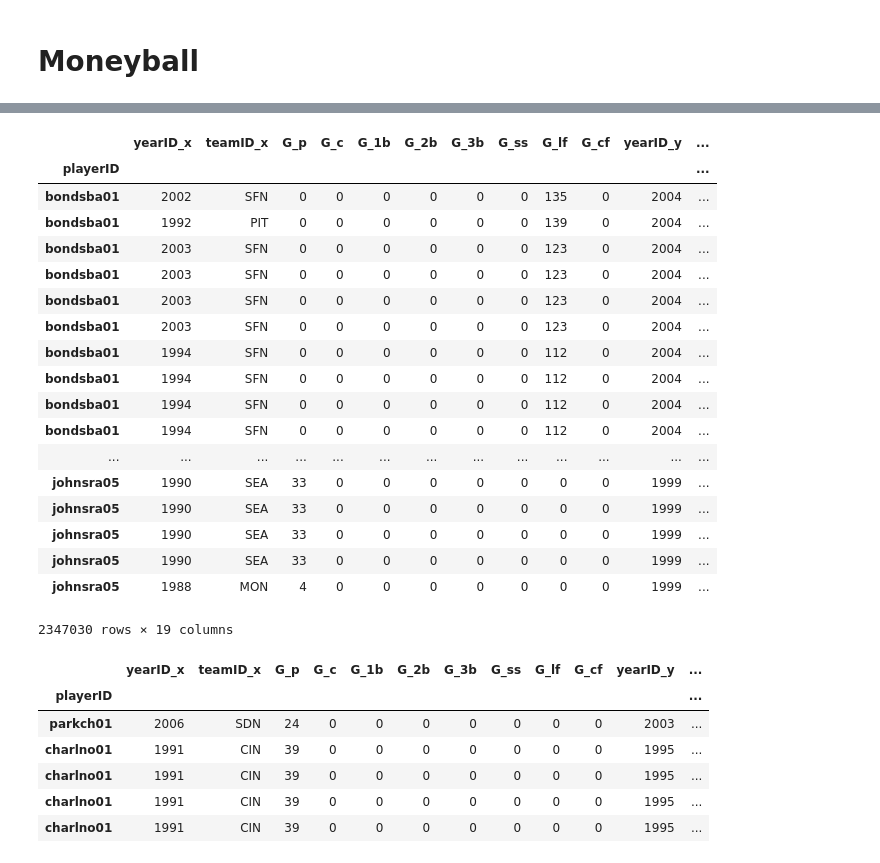
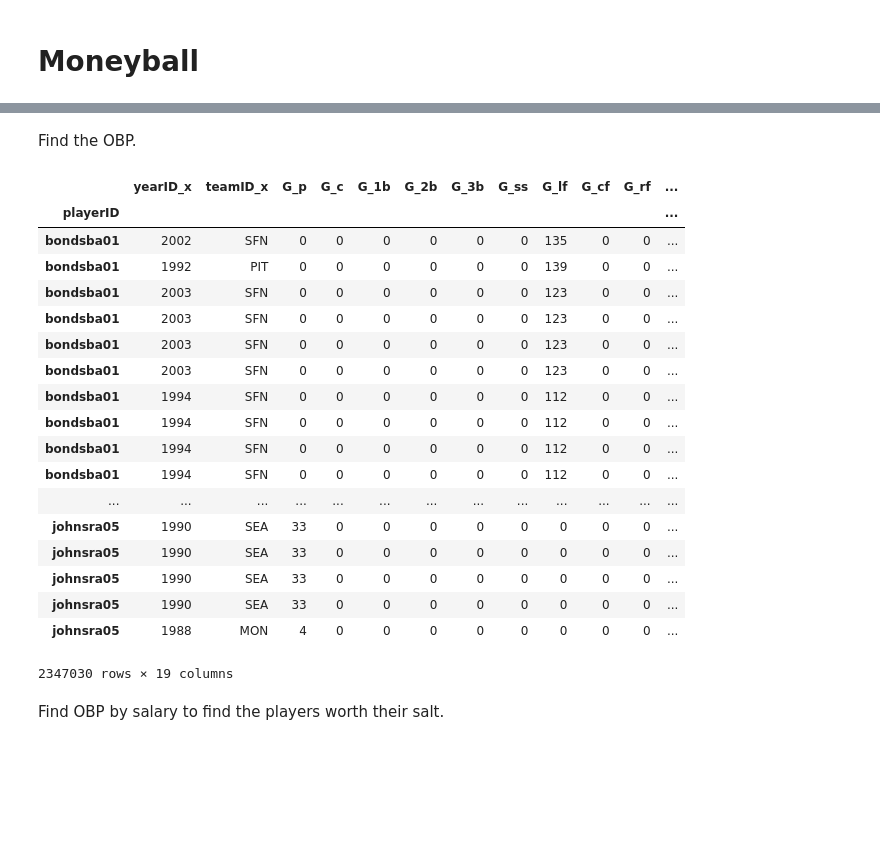
Before and after one commit to tarakdavis/moneyball, a Jupyter notebook: moneyball.ipynb, the cells around one changed output, grey strips where cells are left out. Cells and saved outputs as stored; diff of their text form; code cells hidden in the pictures; blank space fills up the shorter version.

Commit message:
Team ready to play / updated README.md

```diff
--- a/moneyball.ipynb
+++ b/moneyball.ipynb
@@ -8,4 +10,4 @@ batting = pd.read_csv('data/Batting.csv', index_col='playerID', usecols=[0, 1, 3
 # %%
 salaries = pd.read_csv('data/Salaries.csv', index_col='playerID', usecols=[3, 4])
 # %%
-appearances = pd.read_csv('data/Appearances.csv', index_col='playerID', dtype='str', usecols=[0, 1, 3, 8, 9, 10, 11, 12, 13, 14, 15])
+appearances = pd.read_csv('data/Appearances.csv', index_col='playerID', usecols=[0, 1, 3, 8, 9, 10, 11, 12, 13, 14, 15, 16])
@@ -45,42 +19,36 @@ b_a = appearances.merge(batting, left_index='playerID', right_index='playerID')
 baseball = b_a.merge(salaries, left_index='playerID', right_index='playerID')
 # %%
 baseball.drop(baseball.columns[[11, 12]], axis=1, inplace=True)
+# %% [markdown]
+Find the OBP.
 # %%
 baseball['OBP'] = (baseball['BB'] + baseball['H'] + baseball['HBP'])/(baseball['AB'] + baseball['BB'] + baseball['HBP'] + baseball['SF'])
 # %%
 baseball = baseball.sort_values(by='OBP',ascending=False)
 # %%
-baseball[baseball['H'] + baseball['BB'] + baseball['HBP'] > 10].sort('OBP', ascending=False)
+baseball[baseball['H'] + baseball['BB'] + baseball['HBP'] > 10].sort_values('OBP', ascending=False)
 # %% [output]
-|  | yearID_x | teamID_x | G_p | G_c | G_1b | G_2b | G_3b | G_ss | G_lf | G_cf | yearID_y | ... |
+|  | yearID_x | teamID_x | G_p | G_c | G_1b | G_2b | G_3b | G_ss | G_lf | G_cf | G_rf | ... |
 | playerID |  |  |  |  |  |  |  |  |  |  |  | ... |
-| bondsba01 | 2002 | SFN | 0 | 0 | 0 | 0 | 0 | 0 | 135 | 0 | 2004 | ... |
-| bondsba01 | 1992 | PIT | 0 | 0 | 0 | 0 | 0 | 0 | 139 | 0 | 2004 | ... |
-| bondsba01 | 2003 | SFN | 0 | 0 | 0 | 0 | 0 | 0 | 123 | 0 | 2004 | ... |
-| bondsba01 | 2003 | SFN | 0 | 0 | 0 | 0 | 0 | 0 | 123 | 0 | 2004 | ... |
-| bondsba01 | 2003 | SFN | 0 | 0 | 0 | 0 | 0 | 0 | 123 | 0 | 2004 | ... |
-| bondsba01 | 2003 | SFN | 0 | 0 | 0 | 0 | 0 | 0 | 123 | 0 | 2004 | ... |
-| bondsba01 | 1994 | SFN | 0 | 0 | 0 | 0 | 0 | 0 | 112 | 0 | 2004 | ... |
-| bondsba01 | 1994 | SFN | 0 | 0 | 0 | 0 | 0 | 0 | 112 | 0 | 2004 | ... |
-| bondsba01 | 1994 | SFN | 0 | 0 | 0 | 0 | 0 | 0 | 112 | 0 | 2004 | ... |
-| bondsba01 | 1994 | SFN | 0 | 0 | 0 | 0 | 0 | 0 | 112 | 0 | 2004 | ... |
+| bondsba01 | 2002 | SFN | 0 | 0 | 0 | 0 | 0 | 0 | 135 | 0 | 0 | ... |
+| bondsba01 | 1992 | PIT | 0 | 0 | 0 | 0 | 0 | 0 | 139 | 0 | 0 | ... |
+| bondsba01 | 2003 | SFN | 0 | 0 | 0 | 0 | 0 | 0 | 123 | 0 | 0 | ... |
+| bondsba01 | 2003 | SFN | 0 | 0 | 0 | 0 | 0 | 0 | 123 | 0 | 0 | ... |
+| bondsba01 | 2003 | SFN | 0 | 0 | 0 | 0 | 0 | 0 | 123 | 0 | 0 | ... |
+| bondsba01 | 2003 | SFN | 0 | 0 | 0 | 0 | 0 | 0 | 123 | 0 | 0 | ... |
+| bondsba01 | 1994 | SFN | 0 | 0 | 0 | 0 | 0 | 0 | 112 | 0 | 0 | ... |
+| bondsba01 | 1994 | SFN | 0 | 0 | 0 | 0 | 0 | 0 | 112 | 0 | 0 | ... |
+| bondsba01 | 1994 | SFN | 0 | 0 | 0 | 0 | 0 | 0 | 112 | 0 | 0 | ... |
+| bondsba01 | 1994 | SFN | 0 | 0 | 0 | 0 | 0 | 0 | 112 | 0 | 0 | ... |
 | ... | ... | ... | ... | ... | ... | ... | ... | ... | ... | ... | ... | ... |
-| johnsra05 | 1990 | SEA | 33 | 0 | 0 | 0 | 0 | 0 | 0 | 0 | 1999 | ... |
-| johnsra05 | 1990 | SEA | 33 | 0 | 0 | 0 | 0 | 0 | 0 | 0 | 1999 | ... |
-| johnsra05 | 1990 | SEA | 33 | 0 | 0 | 0 | 0 | 0 | 0 | 0 | 1999 | ... |
-| johnsra05 | 1990 | SEA | 33 | 0 | 0 | 0 | 0 | 0 | 0 | 0 | 1999 | ... |
-| johnsra05 | 1988 | MON | 4 | 0 | 0 | 0 | 0 | 0 | 0 | 0 | 1999 | ... |
+| johnsra05 | 1990 | SEA | 33 | 0 | 0 | 0 | 0 | 0 | 0 | 0 | 0 | ... |
+| johnsra05 | 1990 | SEA | 33 | 0 | 0 | 0 | 0 | 0 | 0 | 0 | 0 | ... |
+| johnsra05 | 1990 | SEA | 33 | 0 | 0 | 0 | 0 | 0 | 0 | 0 | 0 | ... |
+| johnsra05 | 1990 | SEA | 33 | 0 | 0 | 0 | 0 | 0 | 0 | 0 | 0 | ... |
+| johnsra05 | 1988 | MON | 4 | 0 | 0 | 0 | 0 | 0 | 0 | 0 | 0 | ... |
 2347030 rows × 19 columns
-# %%
-baseball.head()
-# %% [output]
-|  | yearID_x | teamID_x | G_p | G_c | G_1b | G_2b | G_3b | G_ss | G_lf | G_cf | yearID_y | ... |
-| playerID |  |  |  |  |  |  |  |  |  |  |  | ... |
-| parkch01 | 2006 | SDN | 24 | 0 | 0 | 0 | 0 | 0 | 0 | 0 | 2003 | ... |
-| charlno01 | 1991 | CIN | 39 | 0 | 0 | 0 | 0 | 0 | 0 | 0 | 1995 | ... |
-| charlno01 | 1991 | CIN | 39 | 0 | 0 | 0 | 0 | 0 | 0 | 0 | 1995 | ... |
-| charlno01 | 1991 | CIN | 39 | 0 | 0 | 0 | 0 | 0 | 0 | 0 | 1995 | ... |
-| charlno01 | 1991 | CIN | 39 | 0 | 0 | 0 | 0 | 0 | 0 | 0 | 1995 | ... |
+# %% [markdown]
+Find OBP by salary to find the players worth their salt.
 # %%
 baseball['OBP/$'] = baseball['OBP'] / baseball['salary']
 # %%
```
Also changed, not shown: parts of 10 cells of this notebook, 1 other file.
